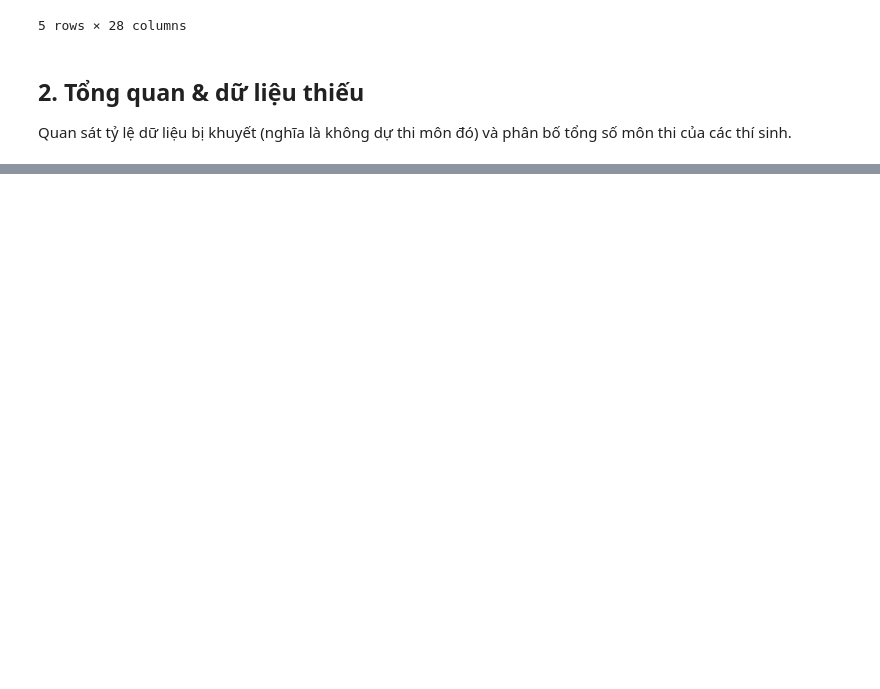
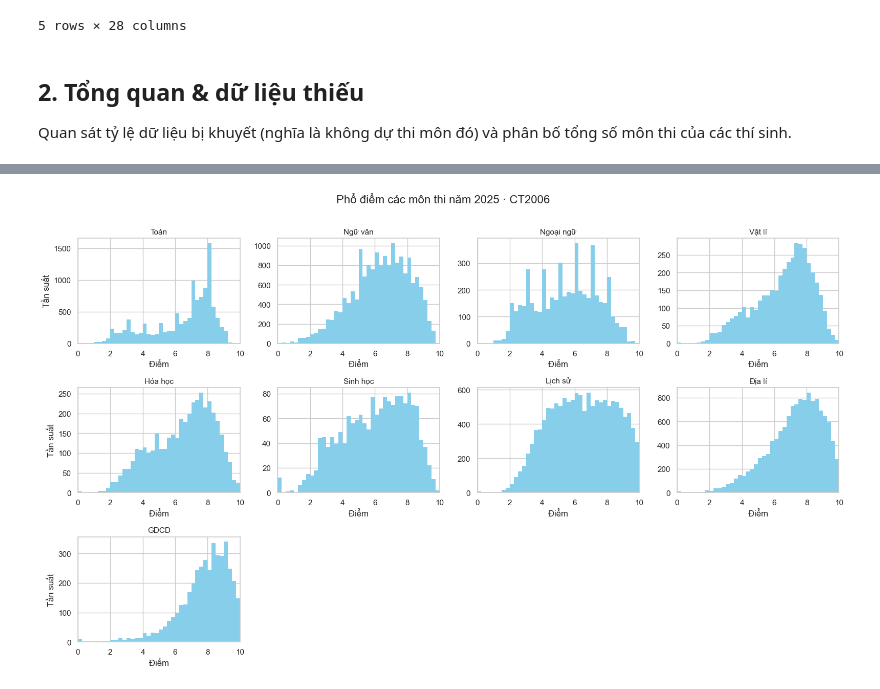
Before and after one commit to CrisNam77/vietnam_highschool_exam_AI_dashboard, a Jupyter notebook: notebook/eda.ipynb, the cells around one changed output, grey strips where cells are left out. Saved outputs shown, nothing was run; the diff lists cells and outputs as text; code cells hidden in the pictures; blank space fills up the shorter version.

```diff
--- a/notebook/eda.ipynb
+++ b/notebook/eda.ipynb
@@ -93,0 +132,5 @@ plt.show()
+# %%
+viz.plot_score_hist_grid(df, year=2025, chuong_trinh="2006")
+plt.show()
+# %% [output]
+[figure, added]
```
Also changed, not shown: parts of 44 cells of this notebook, 1 other file.
